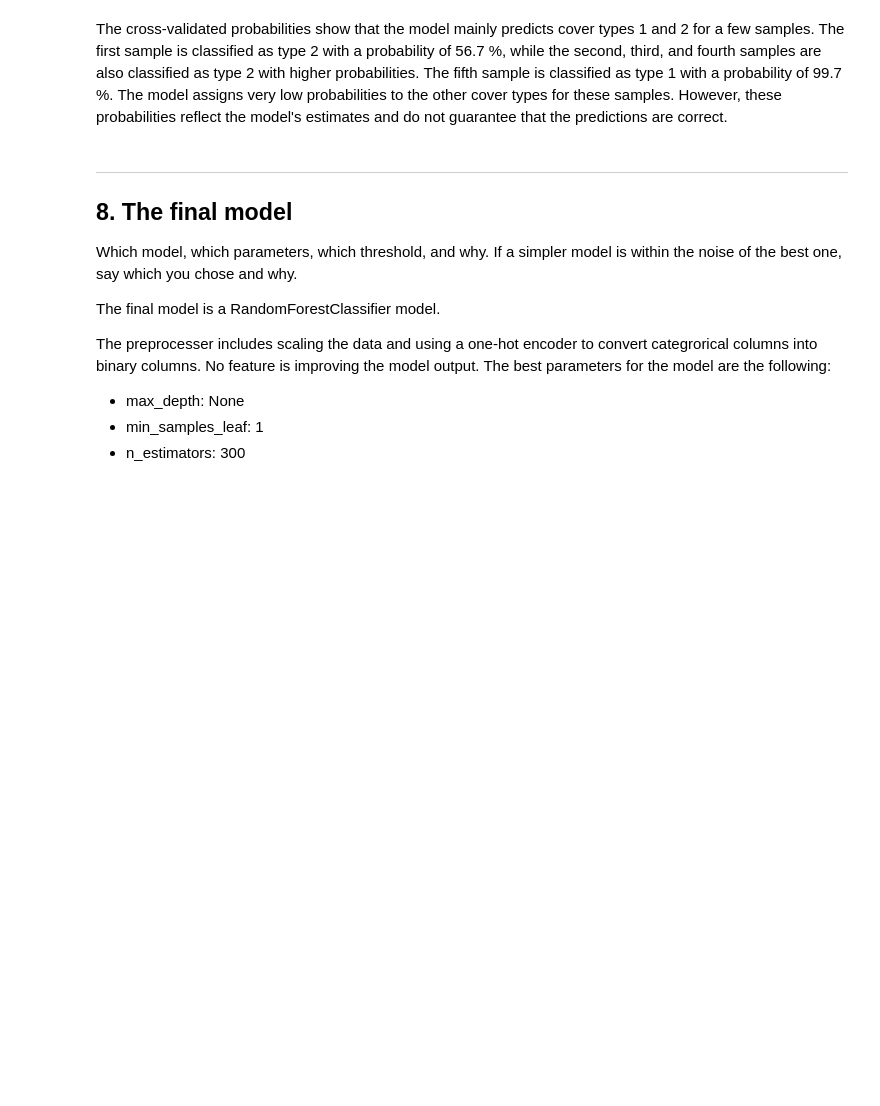
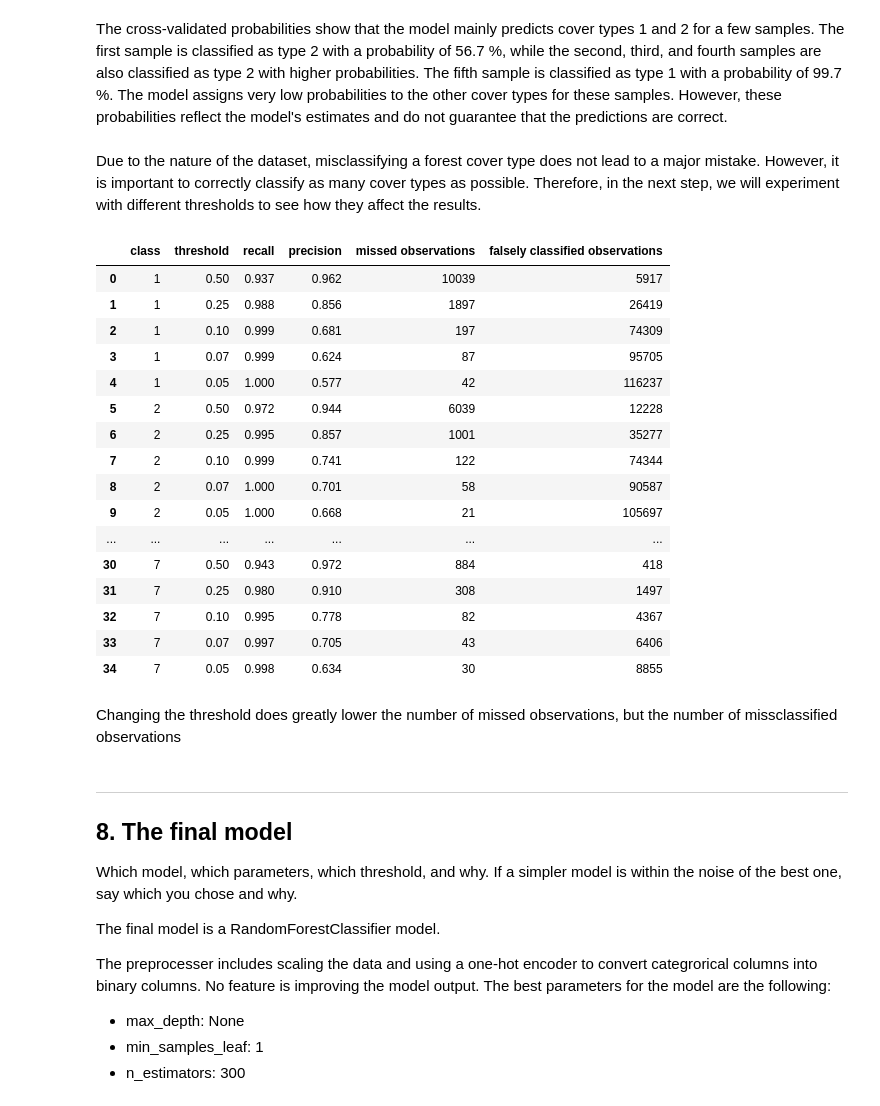
Before and after one commit to zoedoucet/project-2-machine-learning, a Jupyter notebook: notebooks/02_pipelines_and_models.ipynb, the cells around one changed output. Saved outputs shown, nothing was run; the diff lists cells and outputs as text; code cells hidden in the pictures; blank space fills up the shorter version.

Commit message:
finishing threshholds and adding comments to notebook 3

```diff
--- a/notebooks/02_pipelines_and_models.ipynb
+++ b/notebooks/02_pipelines_and_models.ipynb
@@ -311,6 +308,53 @@ display(proba_table)
 | Sample 10 | 0.000 | 0.003 | 0.543 | 0.000 | 0.000 | 0.453 | 0.000 |
 # %% [markdown]
 The cross-validated probabilities show that the model mainly predicts cover types 1 and 2 for a few samples. The first sample is classified as type 2 with a probability of 56.7 %, while the second, third, and fourth samples are also classified as type 2 with higher probabilities. The fifth sample is classified as type 1 with a probability of 99.7 %. The model assigns very low probabilities to the other cover types for these samples. However, these probabilities reflect the model's estimates and do not guarantee that the predictions are correct.
+# %% [markdown]
+Due to the nature of the dataset, misclassifying a forest cover type does not lead to a major mistake. However, it is important to correctly classify as many cover types as possible. Therefore, in the next step, we will experiment with different thresholds to see how they affect the results.
+# %%
+classes = best_model.classes_
+y_true = np.asarray(y_train)
+pred_default = classes[np.argmax(proba_cv, axis=1)]
+
+rows = []
+for class_label in classes:
+    class_idx = np.where(classes == class_label)[0][0]
+    actual = (y_true == class_label)
+
+    for threshold in [0.5, 0.25, 0.1, 0.07, 0.05]: # changing the threshhold to 50 %, 25 %, 10 %, 7 % and 5%
+        pred = pred_default.copy()
+        pred[proba_cv[:, class_idx] >= threshold] = class_label
+        predicted = (pred == class_label)
+
+        rows.append({
+            "class": class_label,
+            "threshold": threshold,
+            "recall": recall_score(actual, predicted, zero_division=0),
+            "precision": precision_score(actual, predicted, zero_division=0),
+            "missed observations": int((actual & ~predicted).sum()),
+            "falsely classified observations": int((~actual & predicted).sum())})
+
+thresholds = pd.DataFrame(rows)
+display(thresholds.round(3))
+# %% [output]
+|  | class | threshold | recall | precision | missed observations | falsely classified observations |
+| 0 | 1 | 0.50 | 0.937 | 0.962 | 10039 | 5917 |
+| 1 | 1 | 0.25 | 0.988 | 0.856 | 1897 | 26419 |
+| 2 | 1 | 0.10 | 0.999 | 0.681 | 197 | 74309 |
+| 3 | 1 | 0.07 | 0.999 | 0.624 | 87 | 95705 |
+| 4 | 1 | 0.05 | 1.000 | 0.577 | 42 | 116237 |
+| 5 | 2 | 0.50 | 0.972 | 0.944 | 6039 | 12228 |
+| 6 | 2 | 0.25 | 0.995 | 0.857 | 1001 | 35277 |
+| 7 | 2 | 0.10 | 0.999 | 0.741 | 122 | 74344 |
+| 8 | 2 | 0.07 | 1.000 | 0.701 | 58 | 90587 |
+| 9 | 2 | 0.05 | 1.000 | 0.668 | 21 | 105697 |
+| ... | ... | ... | ... | ... | ... | ... |
+| 30 | 7 | 0.50 | 0.943 | 0.972 | 884 | 418 |
+| 31 | 7 | 0.25 | 0.980 | 0.910 | 308 | 1497 |
+| 32 | 7 | 0.10 | 0.995 | 0.778 | 82 | 4367 |
+| 33 | 7 | 0.07 | 0.997 | 0.705 | 43 | 6406 |
+| 34 | 7 | 0.05 | 0.998 | 0.634 | 30 | 8855 |
+# %% [markdown]
+Changing the threshold does greatly lower the number of missed observations, but the number of missclassified observations
 # %% [markdown]
 ---
 ## 8. The final model
```
Also changed, not shown: parts of 2 cells of this notebook, 2 other files.
